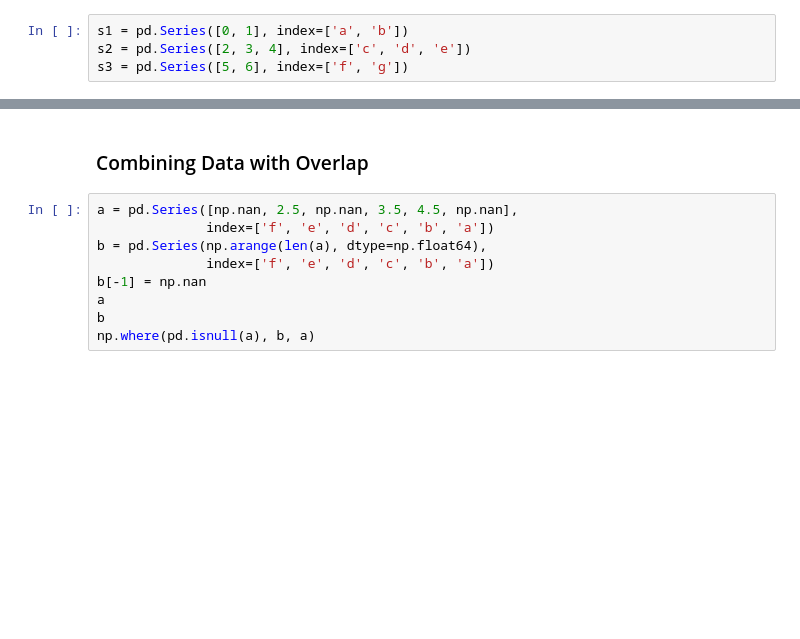
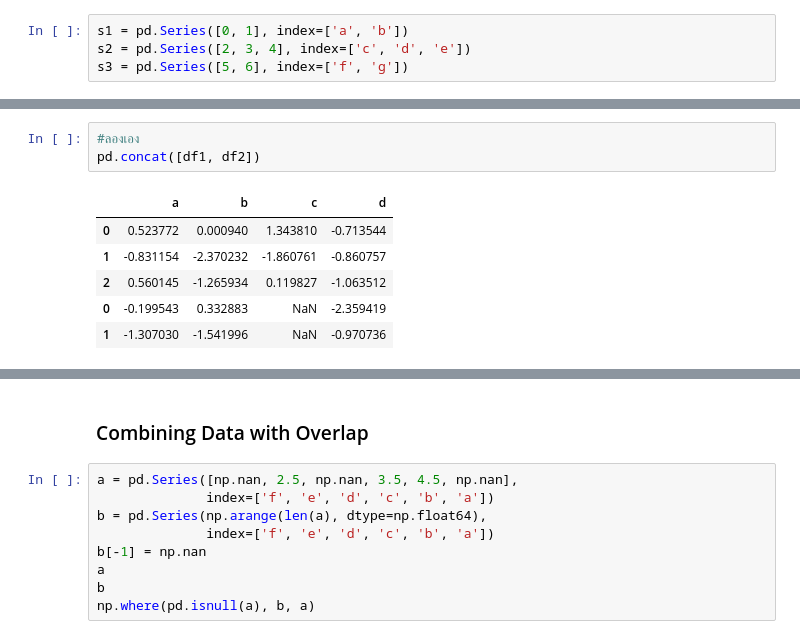
Before and after one commit to chan-prk/pydata-book, a Jupyter notebook: ch08.ipynb, the cells around one changed output, grey strips where cells are left out. Drawn from its saved outputs; the diff is of its cells as text; blank space fills up the shorter version.

```diff
--- a/ch08.ipynb
+++ b/ch08.ipynb
@@ -794,0 +926,10 @@ pd.concat([df1, df2], ignore_index=True)
+# %%
+#ลองเอง
+pd.concat([df1, df2])
+# %% [output]
+|  | a | b | c | d |
+| 0 | 0.523772 | 0.000940 | 1.343810 | -0.713544 |
+| 1 | -0.831154 | -2.370232 | -1.860761 | -0.860757 |
+| 2 | 0.560145 | -1.265934 | 0.119827 | -1.063512 |
+| 0 | -0.199543 | 0.332883 | NaN | -2.359419 |
+| 1 | -1.307030 | -1.541996 | NaN | -0.970736 |
```
Also changed, not shown: parts of 24 cells of this notebook.
